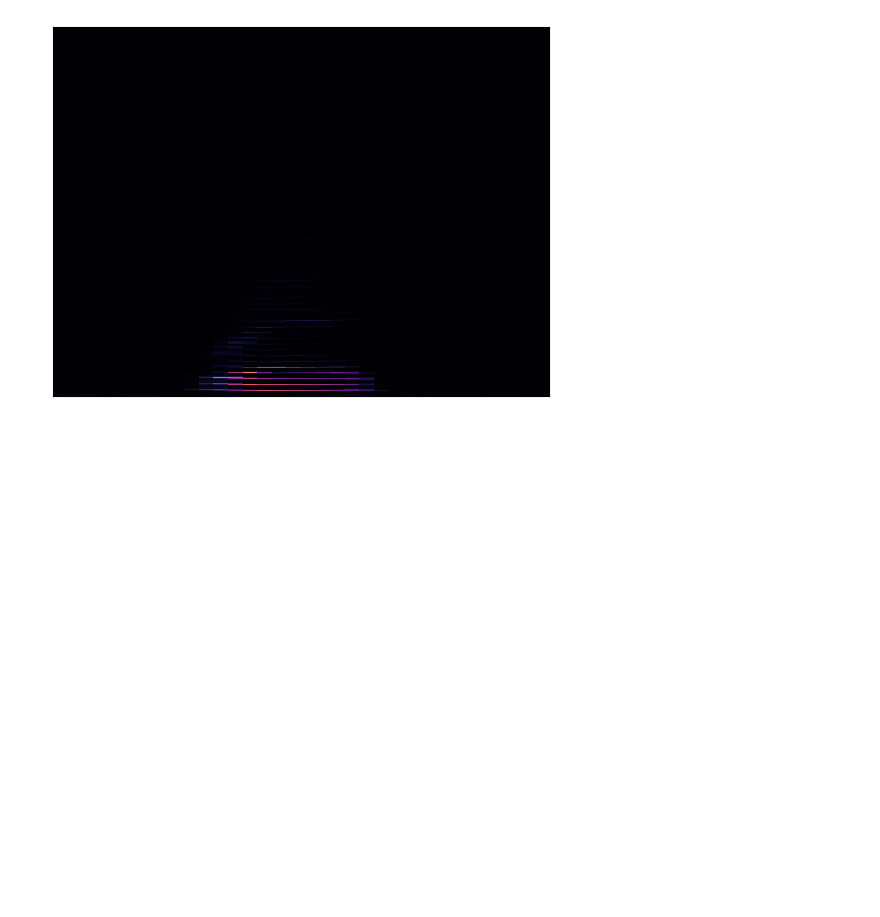
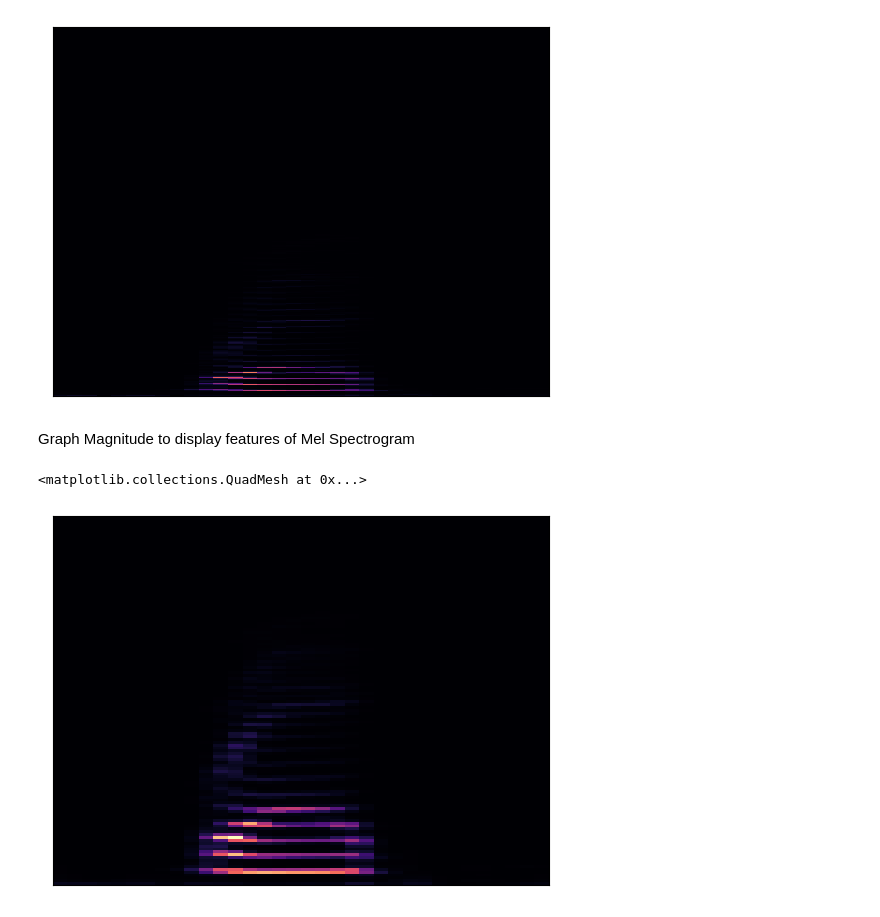
Before and after one commit to teleplayer123/audio_recognition, a Jupyter notebook: transfer_learning.ipynb, the cells around one changed output. Saved outputs shown, nothing was run; the diff lists cells and outputs as text; code cells hidden in the pictures; blank space fills up the shorter version.

```diff
--- a/transfer_learning.ipynb
+++ b/transfer_learning.ipynb
@@ -94,6 +96,12 @@ librosa.display.specshow(mag)
 # %% [output]
 <matplotlib.collections.QuadMesh at 0x...>
 [figure]
+# %% [markdown]
+Graph Magnitude to display features of Mel Spectrogram
 # %%
 spec_mag, spec_phase = librosa.magphase(spec)
 mel_spec = librosa.feature.melspectrogram(S=spec_mag, sr=16000)
+librosa.display.specshow(mel_spec)
+# %% [output]
+<matplotlib.collections.QuadMesh at 0x...>
+[figure, added]
```
Also changed, not shown: parts of 3 cells of this notebook.
